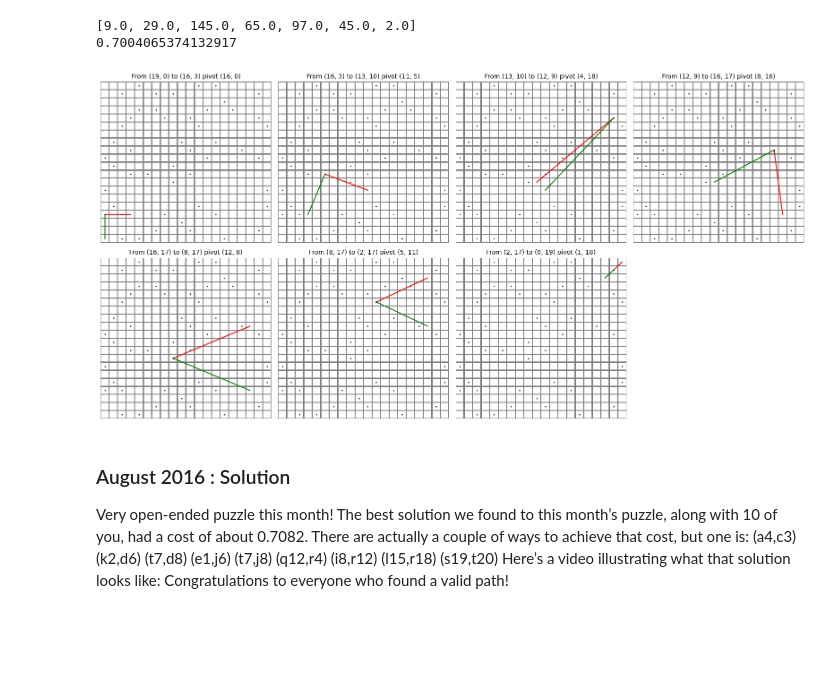
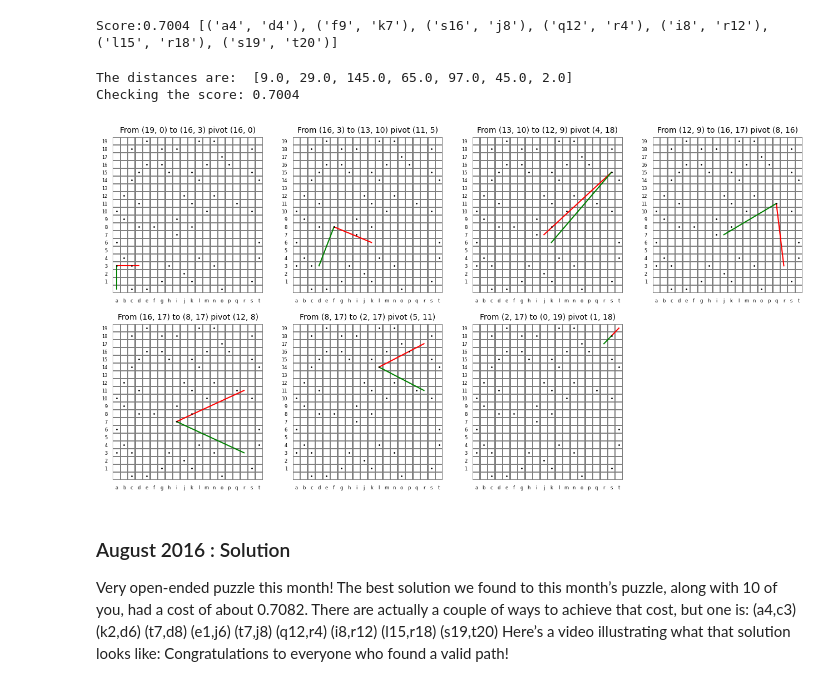
Before and after one commit to gowen100/Jane-Street-Solutions, a Jupyter notebook: 2016_8_SwingTime.ipynb, the cells around one changed output. Cells and saved outputs as stored; diff of their text form; code cells hidden in the pictures; blank space fills up the shorter version.

```diff
--- a/2016_8_SwingTime.ipynb
+++ b/2016_8_SwingTime.ipynb
@@ -156,32 +153,37 @@ Best Score is 0.7004 in 52.9424 secs
 [(19, 0), (16, 3), (13, 10), (12, 9), (16, 17), (8, 17), (2, 17)]
 [(16, 0), (11, 5), (4, 18), (8, 16), (12, 8), (5, 11), (1, 18)]
-# %%
-#print the steps
-x = [np.sum(np.power(np.array(starts[i],dtype=np.float64)-np.array(pivots[i],dtype=np.float64),2)) for i in range(len(starts))]
-print(x)
-print(np.sum(np.power(x,-1)))
-
-grid = np.zeros((20,20))
-
-fig,ax = plt.subplots(2,4,figsize=(16,8))
-for i in range(len(start)):
-    sns.heatmap(grid,cmap='Greys',cbar=False,linecolor="grey",
-                linewidths=1,fmt="",annot_kws={"size":10,"weight": "bold"},ax=ax[i//4,i%4])
-    for (a,b),(c,d) in swings[i:i+1]:
-        ax[i//4,i%4].plot([b+0.5,d+0.5],[a+0.5,c+0.5], linewidth=1.5,color="r")
-    for (a,b),(c,d) in start[i:i+1]:
-        ax[i//4,i%4].plot([b+0.5,d+0.5],[a+0.5,c+0.5], linewidth=1.5,color="g")
-    for (x,y) in coords1:
-        ax[i//4,i%4].plot(y+0.5,x+0.5,'ko',markersize=1)
-        ax[i//4,i%4].set_title("From {} to {} pivot {}".format(starts[i],swings[i][0],swings[i][1]),fontsize=10)
-for i in range(8):
-    ax[i//4,i%4].axis('off')
-plt.tight_layout()
-plt.show()
-# %% [output]
-[9.0, 29.0, 145.0, 65.0, 97.0, 45.0, 2.0]
-0.7004065374132917
-[figure, removed]
+# %%
+#convert solution to submission format
+letters =[i for i in string.ascii_lowercase[:20]]
+print("Score:{:.4f}".format(score),[i for i in zip([letters[j]+str(20-i) for i,j in pivots],[letters[j]+str(20-i) for ((i,j),(a,b)) in swings])])
+# %% [output]
+Score:0.7004 [('a4', 'd4'), ('f9', 'k7'), ('s16', 'j8'), ('q12', 'r4'), ('i8', 'r12'), ('l15', 'r18'), ('s19', 't20')]
+# %%
+#print the steps
+x = [np.sum(np.power(np.array(starts[i],dtype=np.float64)-np.array(pivots[i],dtype=np.float64),2)) for i in range(len(starts))]
+print("The distances are: ",x)
+print("Checking the score: {:.4f}".format(np.sum(np.power(x,-1))))
+
+grid = np.zeros((20,20))
+
+fig,ax = plt.subplots(2,4,figsize=(16,8))
+for i in range(len(start)):
+    sns.heatmap(grid,cmap='Greys',cbar=False,linecolor="grey",
+                linewidths=1,fmt="",annot_kws={"size":10,"weight": "bold"},ax=ax[i//4,i%4],yticklabels=range(19,0,-1), xticklabels=letters)
+    ax[i//4,i%4].tick_params(left=False, bottom=False,labelleft=True, labelright=False,labelsize=6)
+    for (a,b),(c,d) in swings[i:i+1]:
+        ax[i//4,i%4].plot([b+0.5,d+0.5],[a+0.5,c+0.5], linewidth=1.5,color="r")
+    for (a,b),(c,d) in start[i:i+1]:
+        ax[i//4,i%4].plot([b+0.5,d+0.5],[a+0.5,c+0.5], linewidth=1.5,color="g")
+    for (x,y) in coords1:
+        ax[i//4,i%4].plot(y+0.5,x+0.5,'ko',markersize=1)
+        ax[i//4,i%4].set_title("From {} to {} pivot {}".format(starts[i],swings[i][0],swings[i][1]),fontsize=10)
+ax[1,3].axis('off')
+plt.show()
+# %% [output]
+The distances are:  [9.0, 29.0, 145.0, 65.0, 97.0, 45.0, 2.0]
+Checking the score: 0.7004
+[figure, added]
 # %%
 url='https://www.janestreet.com/puzzles/swing-time-solution/'
 res = requests.get(url)
```
Also changed, not shown: parts of 4 cells of this notebook.
